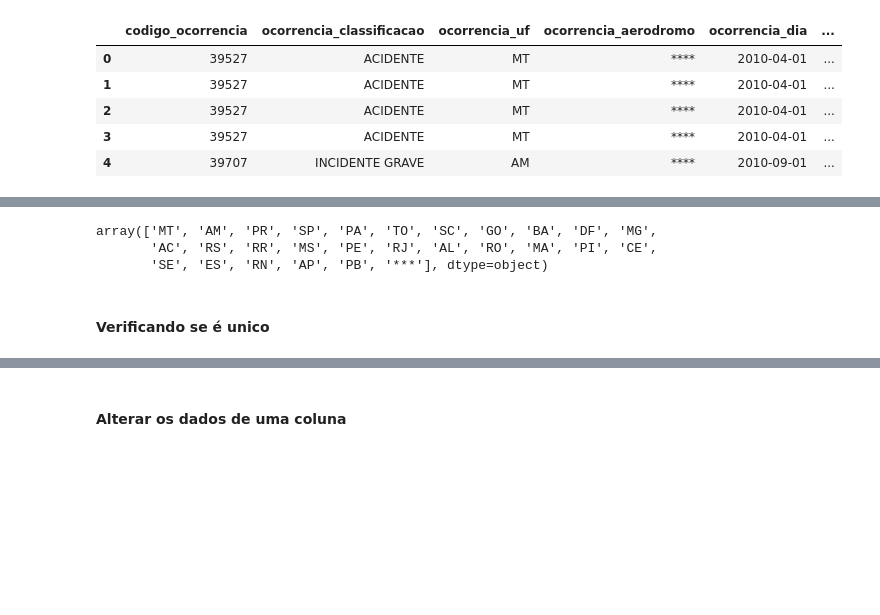
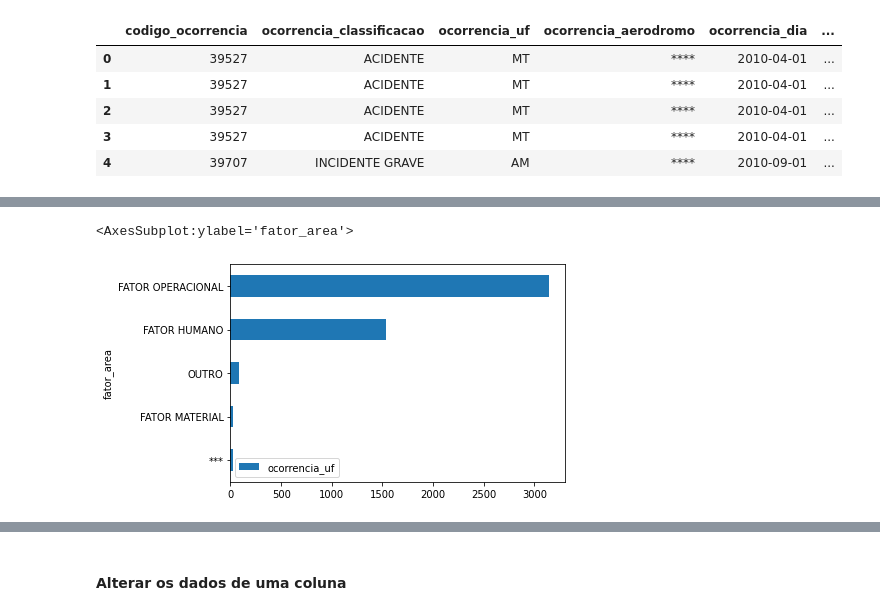
Before and after one commit to rocarva/analises-, a Jupyter notebook: analises/CENIPA/CENIPA-Forca-Aerea-Brasileira-v1.ipynb, the cells around one changed output, grey strips where cells are left out. Drawn from its saved outputs; the diff is of its cells as text; code cells hidden in the pictures; blank space fills up the shorter version.

```diff
--- a/analises/CENIPA/CENIPA-Forca-Aerea-Brasileira-v1.ipynb
+++ b/analises/CENIPA/CENIPA-Forca-Aerea-Brasileira-v1.ipynb
@@ -71,9 +109,7 @@ ocorrencia.head()
 # %%
 # Trazer ocorrencias unicas de cidade estado
-ocorrencia.loc[:,'ocorrencia_uf'].unique()
+nd = ocorrencia.groupby('fator_area').count().sort_values(by='ocorrencia_uf',ascending=True)
+nd.plot.barh(y='ocorrencia_uf')
 # %% [output]
-array(['MT', 'AM', 'PR', 'SP', 'PA', 'TO', 'SC', 'GO', 'BA', 'DF', 'MG',
-       'AC', 'RS', 'RR', 'MS', 'PE', 'RJ', 'AL', 'RO', 'MA', 'PI', 'CE',
-       'SE', 'ES', 'RN', 'AP', 'PB', '***'], dtype=object)
+<AxesSubplot:ylabel='fator_area'>
+[figure, added]
-# %% [markdown]
-#### Verificando se é unico
```
Also changed, not shown: parts of 22 cells of this notebook, 1 other file.
